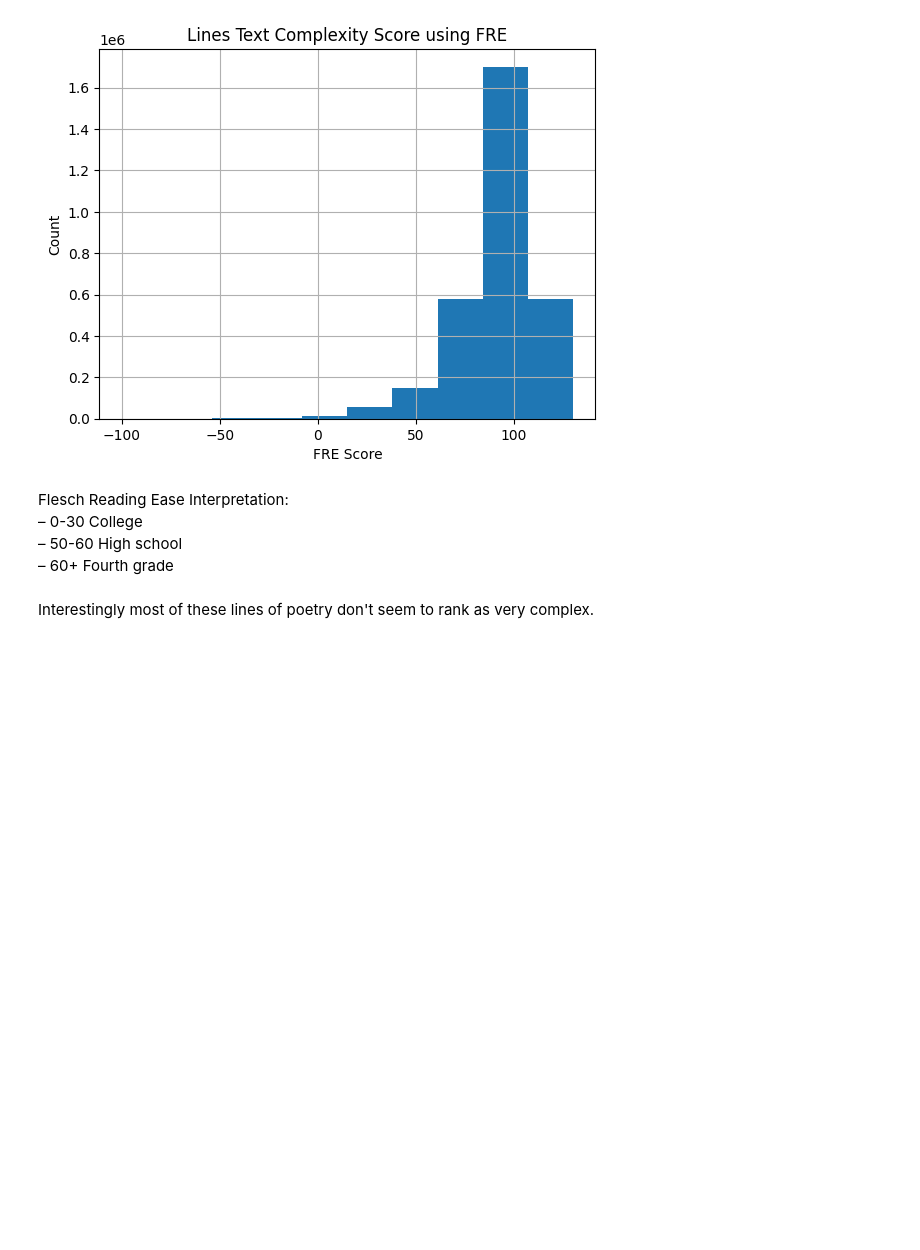
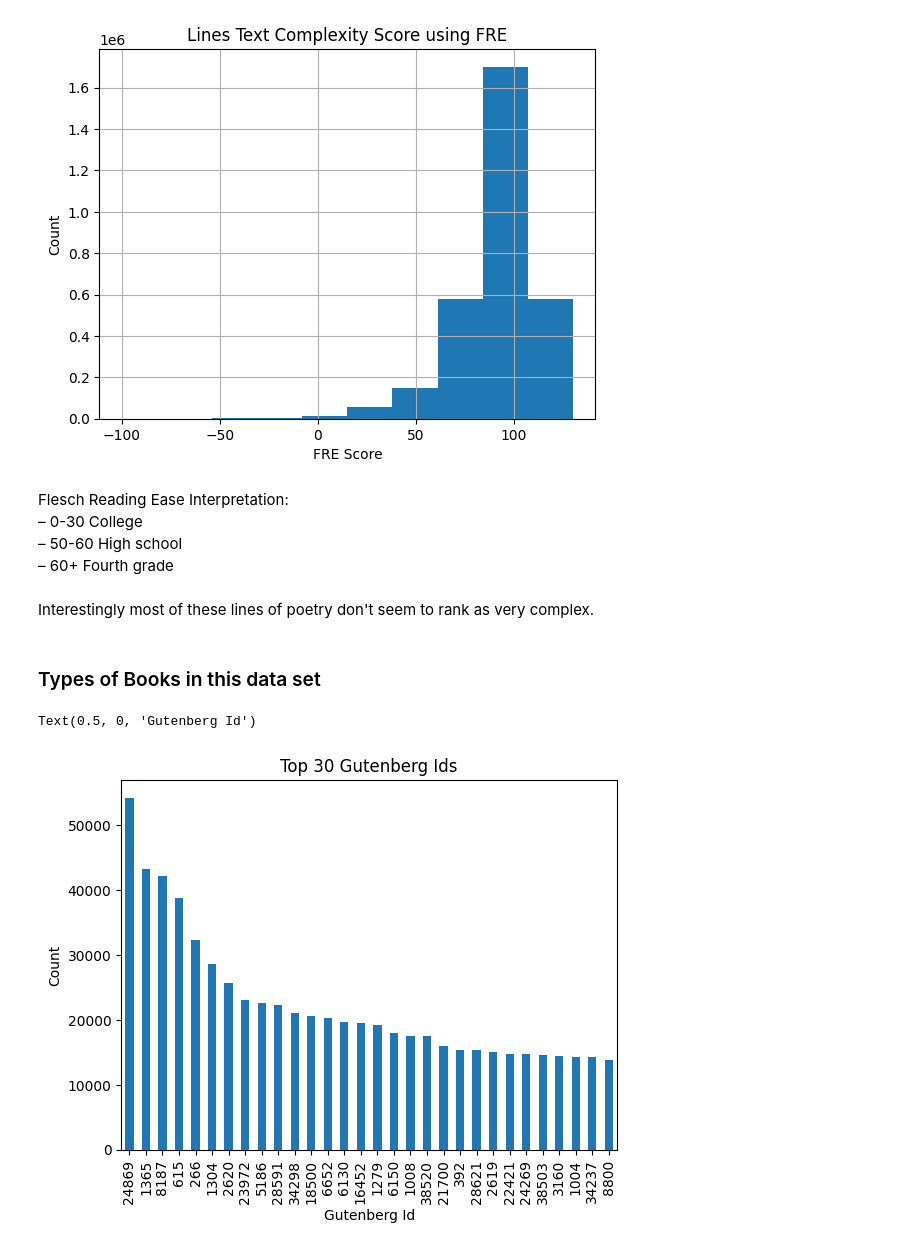
Before and after one commit to ShayneKaiser/cs39aa_project, a Jupyter notebook: poerty_project_part1.ipynb, the cells around one changed output. Saved outputs shown, nothing was run; the diff lists cells and outputs as text; code cells hidden in the pictures; blank space fills up the shorter version.

```diff
--- a/poerty_project_part1.ipynb
+++ b/poerty_project_part1.ipynb
@@ -438,3 +441,13 @@ Flesch Reading Ease Interpretation:
 – 60+ Fourth grade
 # %% [markdown]
 Interestingly most of these lines of poetry don't seem to rank as very complex.
+# %% [markdown]
+### Types of Books in this data set
+# %%
+df['gutenberg_id'].value_counts()[:30].plot(kind='bar')
+plt.title("Top 30 Gutenberg Ids")
+plt.ylabel("Count")
+plt.xlabel("Gutenberg Id")
+# %% [output]
+Text(0.5, 0, 'Gutenberg Id')
+[figure, added]
```
Also changed, not shown: parts of 3 cells of this notebook, 3 other files.
